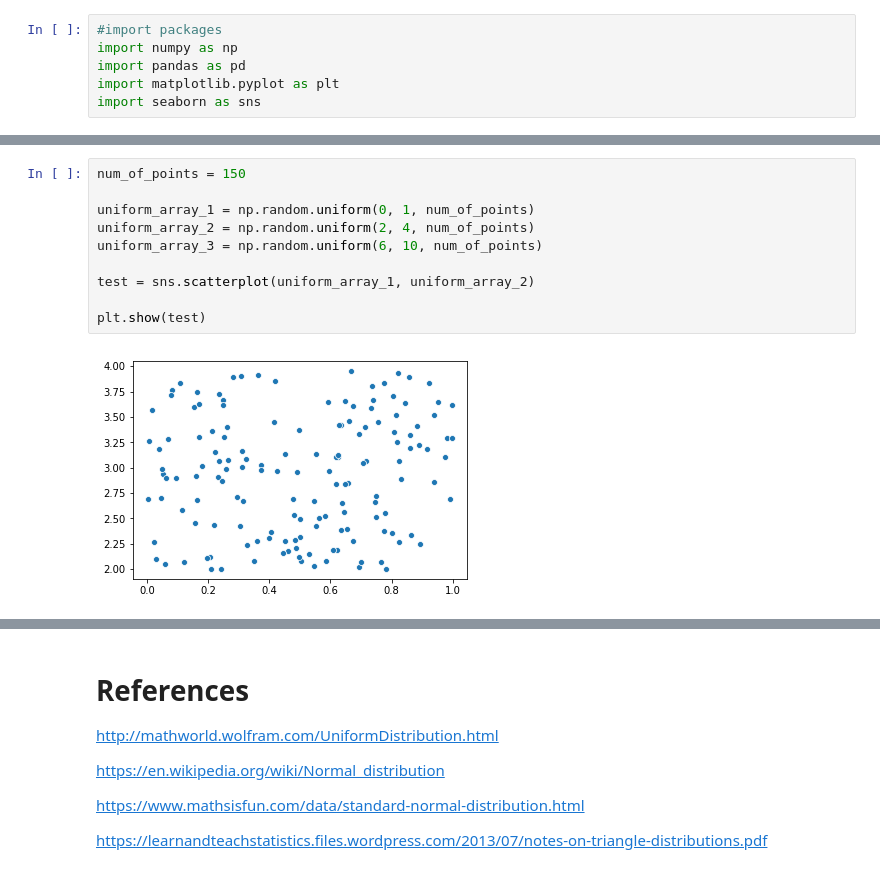
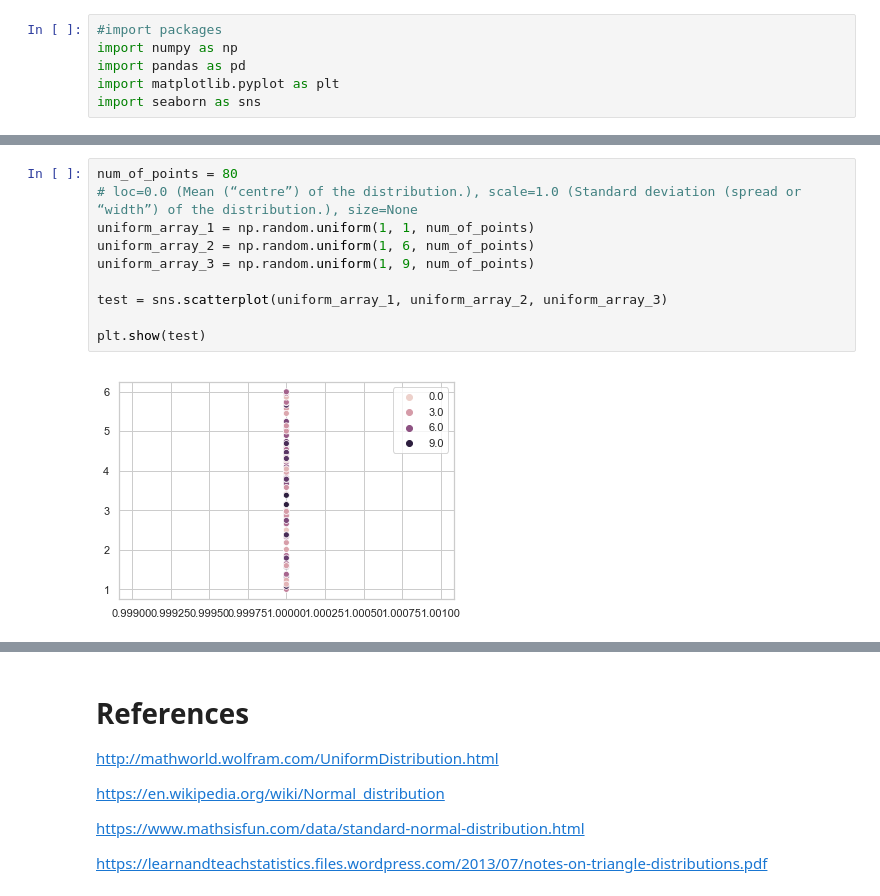
Before and after one commit to RitRa/Numpy_random, a Jupyter notebook: Distributions.ipynb, the cells around one changed output, grey strips where cells are left out. Cells and saved outputs as stored; diff of their text form.

Commit message:
Update distribution and readme

```diff
--- a/Distributions.ipynb
+++ b/Distributions.ipynb
@@ -36,12 +36,12 @@ plt.show()
 # %%
-num_of_points = 150
+num_of_points = 80
+# loc=0.0 (Mean (“centre”) of the distribution.), scale=1.0 (Standard deviation (spread or “width”) of the distribution.), size=None
+uniform_array_1 = np.random.uniform(1, 1, num_of_points)
+uniform_array_2 = np.random.uniform(1, 6, num_of_points)
+uniform_array_3 = np.random.uniform(1, 9, num_of_points)
 
-uniform_array_1 = np.random.uniform(0, 1, num_of_points)
-uniform_array_2 = np.random.uniform(2, 4, num_of_points)
-uniform_array_3 = np.random.uniform(6, 10, num_of_points)
-
-test = sns.scatterplot(uniform_array_1, uniform_array_2)
+test = sns.scatterplot(uniform_array_1, uniform_array_2, uniform_array_3)
 
 plt.show(test)
 # %% [output]
-[figure, old version]
+[figure, new version]
```
Also changed, not shown: parts of 16 cells of this notebook, 2 other files.
